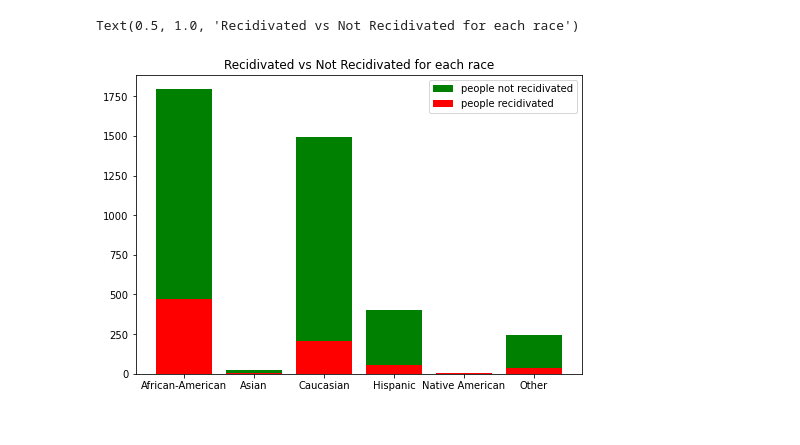
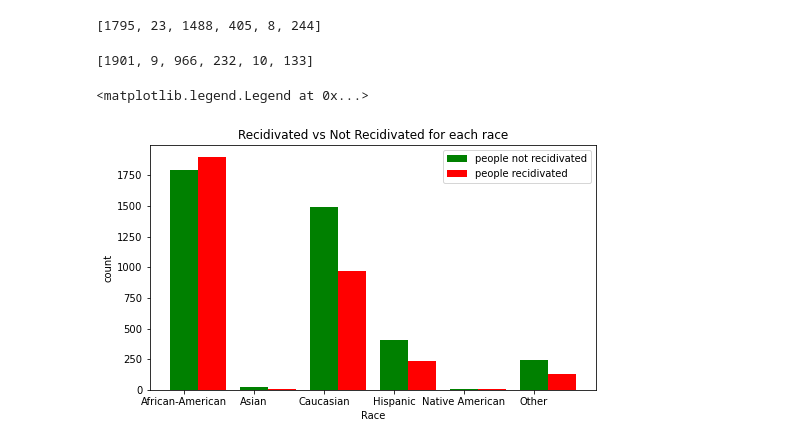
Before and after one commit to HariVigneshG123/COMPAS_bias_analysis, a Jupyter notebook: Project_v1.ipynb, the cells around one changed output. Drawn from its saved outputs; the diff is of its cells as text; code cells hidden in the pictures.

```diff
--- a/Project_v1.ipynb
+++ b/Project_v1.ipynb
@@ -83,15 +66,35 @@ for i in range (len(dataframe_temp['race'])):
         race_norecidivism_count[dataframe_temp['race'].iloc[i]] += 1
     else:
         race_recidivism_count[dataframe_temp['race'].iloc[i]] += 1
+# %%
+race_norecidivism_count
+# %% [output]
+[1795, 23, 1488, 405, 8, 244]
+# %%
+race_recidivism_count
+# %% [output]
+[1901, 9, 966, 232, 10, 133]
 # %%
-plt.rcParams["figure.figsize"] = (8,5.5)
-plt.bar(x,race_norecidivism_count,color = 'green',label = 'people not recidivated')
-plt.bar(x,race_recidivism_count,color = 'red',label = 'people recidivated')
-plt.legend()
-plt.title("Recidivated vs Not Recidivated for each race")
+# plt.rcParams["figure.figsize"] = (8,5.5)
+# plt.bar(x,race_norecidivism_count,color = 'green',label = 'people not recidivated')
+# plt.bar(x,race_recidivism_count,color = 'red',label = 'people recidivated')
+# plt.legend(['race_norecidivism_count','race_recidivism_count'])
+# plt.title("Recidivated vs Not Recidivated for each race")
-# %% [output]
-Text(0.5, 1.0, 'Recidivated vs Not Recidivated for each race')
-[figure, removed]
+# %%
+w = 0.4
+bar1 = np.arange(len(x))
+bar2 = [i+w for i in bar1]
+
+plt.bar(bar1,race_norecidivism_count,w,color = 'green',label = 'people not recidivated')
+plt.bar(bar2,race_recidivism_count,w,color = 'red',label = 'people recidivated')
+plt.title("Recidivated vs Not Recidivated for each race")
+plt.xlabel('Race')
+plt.ylabel('count')
+plt.xticks(bar1,x)
+plt.legend()
+# %% [output]
+<matplotlib.legend.Legend at 0x...>
+[figure, added]
 # %%
 x_afam = dataframe_temp.loc[dataframe_temp['race'] == 0,'decile_score'].values
 x_asian = dataframe_temp.loc[dataframe_temp['race'] == 1,'decile_score'].values
```
Also changed, not shown: parts of 23 cells of this notebook, 1 other file.
